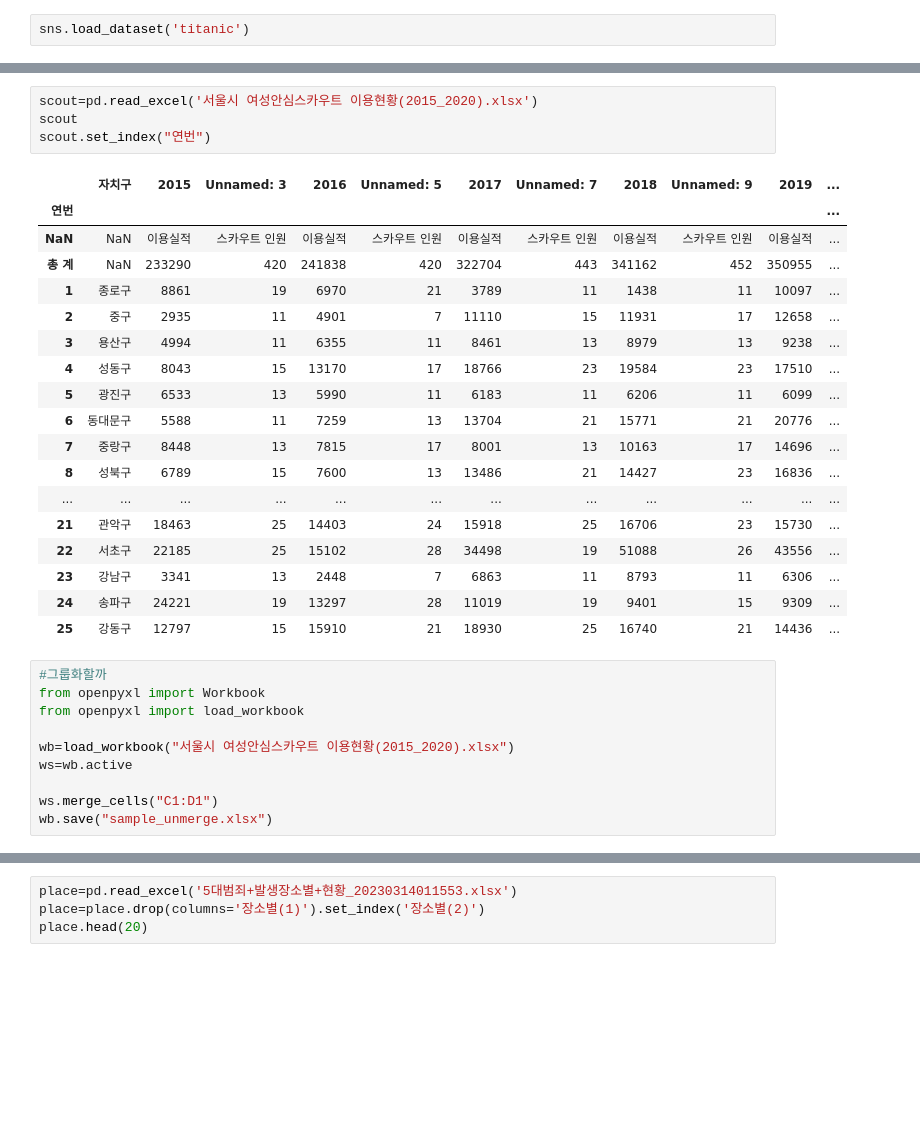
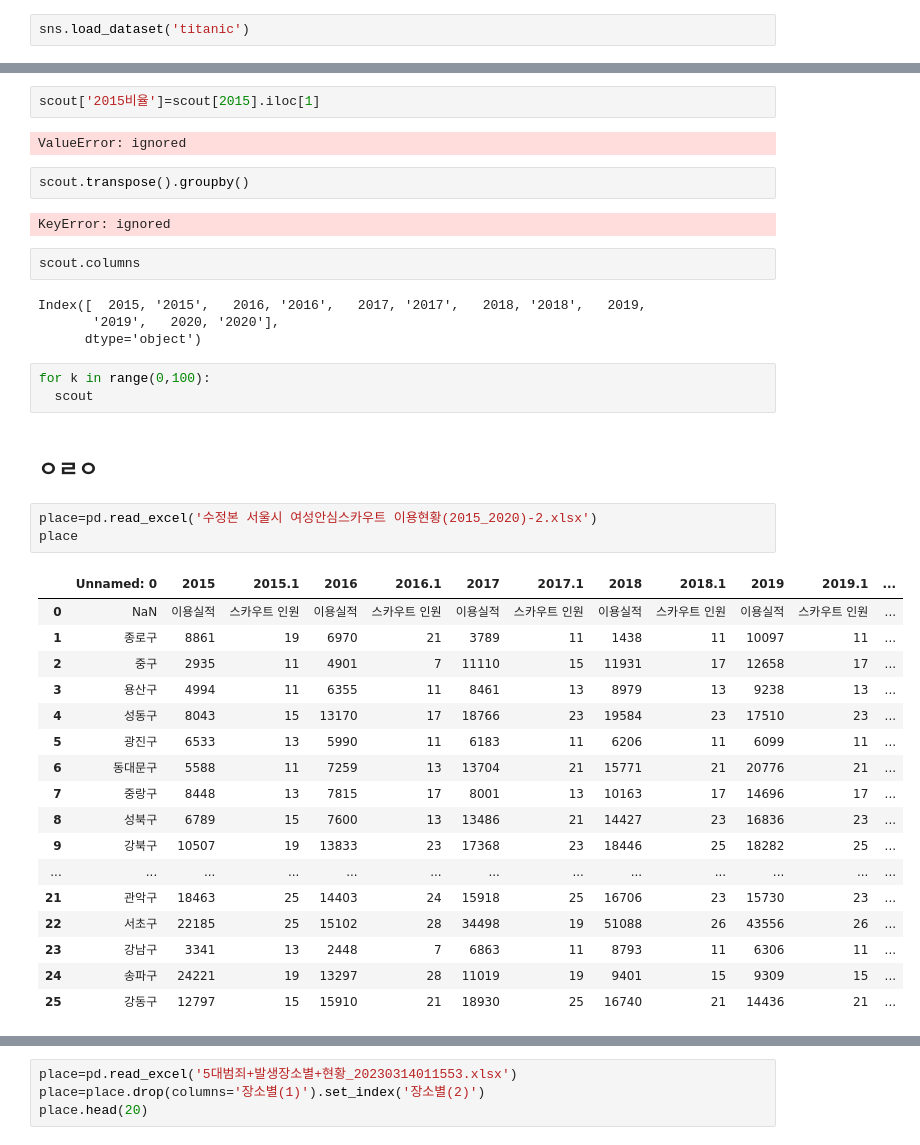
Before and after one commit to seon0415/weit, a Jupyter notebook: 여성안심귀가_프로젝트.ipynb, the cells around one changed output, grey strips where cells are left out. Saved outputs shown, nothing was run; the diff lists cells and outputs as text; blank space fills up the shorter version.

```diff
--- a/여성안심귀가_프로젝트.ipynb
+++ b/여성안심귀가_프로젝트.ipynb
@@ -44,33 +116,40 @@ sns.load_dataset('titanic')
+# %%
+scout['2015비율']=scout[2015].iloc[1]
+# %% [output]
+ValueError: ignored
+# %%
+scout.transpose().groupby()
+# %% [output]
+KeyError: ignored
+# %%
+scout.columns
+# %% [output]
+Index([  2015, '2015',   2016, '2016',   2017, '2017',   2018, '2018',   2019,
+       '2019',   2020, '2020'],
+      dtype='object')
+# %%
+for k in range(0,100):
+  scout
+# %% [markdown]
+## **ㅇㄹㅇ**
 # %%
-scout=pd.read_excel('서울시 여성안심스카우트 이용현황(2015_2020).xlsx')
-scout
-scout.set_index("연번")
+place=pd.read_excel('수정본 서울시 여성안심스카우트 이용현황(2015_2020)-2.xlsx')
+place
 # %% [output]
-|  | 자치구 | 2015 | Unnamed: 3 | 2016 | Unnamed: 5 | 2017 | Unnamed: 7 | 2018 | Unnamed: 9 | 2019 | ... |
-| 연번 |  |  |  |  |  |  |  |  |  |  | ... |
-| NaN | NaN | 이용실적 | 스카우트 인원 | 이용실적 | 스카우트 인원 | 이용실적 | 스카우트 인원 | 이용실적 | 스카우트 인원 | 이용실적 | ... |
-| 총 계 | NaN | 233290 | 420 | 241838 | 420 | 322704 | 443 | 341162 | 452 | 350955 | ... |
-| 1 | 종로구 | 8861 | 19 | 6970 | 21 | 3789 | 11 | 1438 | 11 | 10097 | ... |
-| 2 | 중구 | 2935 | 11 | 4901 | 7 | 11110 | 15 | 11931 | 17 | 12658 | ... |
-| 3 | 용산구 | 4994 | 11 | 6355 | 11 | 8461 | 13 | 8979 | 13 | 9238 | ... |
-| 4 | 성동구 | 8043 | 15 | 13170 | 17 | 18766 | 23 | 19584 | 23 | 17510 | ... |
-| 5 | 광진구 | 6533 | 13 | 5990 | 11 | 6183 | 11 | 6206 | 11 | 6099 | ... |
-| 6 | 동대문구 | 5588 | 11 | 7259 | 13 | 13704 | 21 | 15771 | 21 | 20776 | ... |
-| 7 | 중랑구 | 8448 | 13 | 7815 | 17 | 8001 | 13 | 10163 | 17 | 14696 | ... |
-| 8 | 성북구 | 6789 | 15 | 7600 | 13 | 13486 | 21 | 14427 | 23 | 16836 | ... |
-| ... | ... | ... | ... | ... | ... | ... | ... | ... | ... | ... | ... |
-| 21 | 관악구 | 18463 | 25 | 14403 | 24 | 15918 | 25 | 16706 | 23 | 15730 | ... |
-| 22 | 서초구 | 22185 | 25 | 15102 | 28 | 34498 | 19 | 51088 | 26 | 43556 | ... |
-| 23 | 강남구 | 3341 | 13 | 2448 | 7 | 6863 | 11 | 8793 | 11 | 6306 | ... |
-| 24 | 송파구 | 24221 | 19 | 13297 | 28 | 11019 | 19 | 9401 | 15 | 9309 | ... |
-| 25 | 강동구 | 12797 | 15 | 15910 | 21 | 18930 | 25 | 16740 | 21 | 14436 | ... |
+|  | Unnamed: 0 | 2015 | 2015.1 | 2016 | 2016.1 | 2017 | 2017.1 | 2018 | 2018.1 | 2019 | 2019.1 | ... |
+| 0 | NaN | 이용실적 | 스카우트 인원 | 이용실적 | 스카우트 인원 | 이용실적 | 스카우트 인원 | 이용실적 | 스카우트 인원 | 이용실적 | 스카우트 인원 | ... |
+| 1 | 종로구 | 8861 | 19 | 6970 | 21 | 3789 | 11 | 1438 | 11 | 10097 | 11 | ... |
+| 2 | 중구 | 2935 | 11 | 4901 | 7 | 11110 | 15 | 11931 | 17 | 12658 | 17 | ... |
+| 3 | 용산구 | 4994 | 11 | 6355 | 11 | 8461 | 13 | 8979 | 13 | 9238 | 13 | ... |
+| 4 | 성동구 | 8043 | 15 | 13170 | 17 | 18766 | 23 | 19584 | 23 | 17510 | 23 | ... |
+| 5 | 광진구 | 6533 | 13 | 5990 | 11 | 6183 | 11 | 6206 | 11 | 6099 | 11 | ... |
+| 6 | 동대문구 | 5588 | 11 | 7259 | 13 | 13704 | 21 | 15771 | 21 | 20776 | 21 | ... |
+| 7 | 중랑구 | 8448 | 13 | 7815 | 17 | 8001 | 13 | 10163 | 17 | 14696 | 17 | ... |
+| 8 | 성북구 | 6789 | 15 | 7600 | 13 | 13486 | 21 | 14427 | 23 | 16836 | 23 | ... |
+| 9 | 강북구 | 10507 | 19 | 13833 | 23 | 17368 | 23 | 18446 | 25 | 18282 | 25 | ... |
+| ... | ... | ... | ... | ... | ... | ... | ... | ... | ... | ... | ... | ... |
+| 21 | 관악구 | 18463 | 25 | 14403 | 24 | 15918 | 25 | 16706 | 23 | 15730 | 23 | ... |
+| 22 | 서초구 | 22185 | 25 | 15102 | 28 | 34498 | 19 | 51088 | 26 | 43556 | 26 | ... |
+| 23 | 강남구 | 3341 | 13 | 2448 | 7 | 6863 | 11 | 8793 | 11 | 6306 | 11 | ... |
+| 24 | 송파구 | 24221 | 19 | 13297 | 28 | 11019 | 19 | 9401 | 15 | 9309 | 15 | ... |
+| 25 | 강동구 | 12797 | 15 | 15910 | 21 | 18930 | 25 | 16740 | 21 | 14436 | 21 | ... |
-# %%
-#그룹화할까
-from openpyxl import Workbook
-from openpyxl import load_workbook
-
-wb=load_workbook("서울시 여성안심스카우트 이용현황(2015_2020).xlsx")
-ws=wb.active
-
-ws.merge_cells("C1:D1")
-wb.save("sample_unmerge.xlsx")
```
Also changed, not shown: parts of 16 cells of this notebook.
